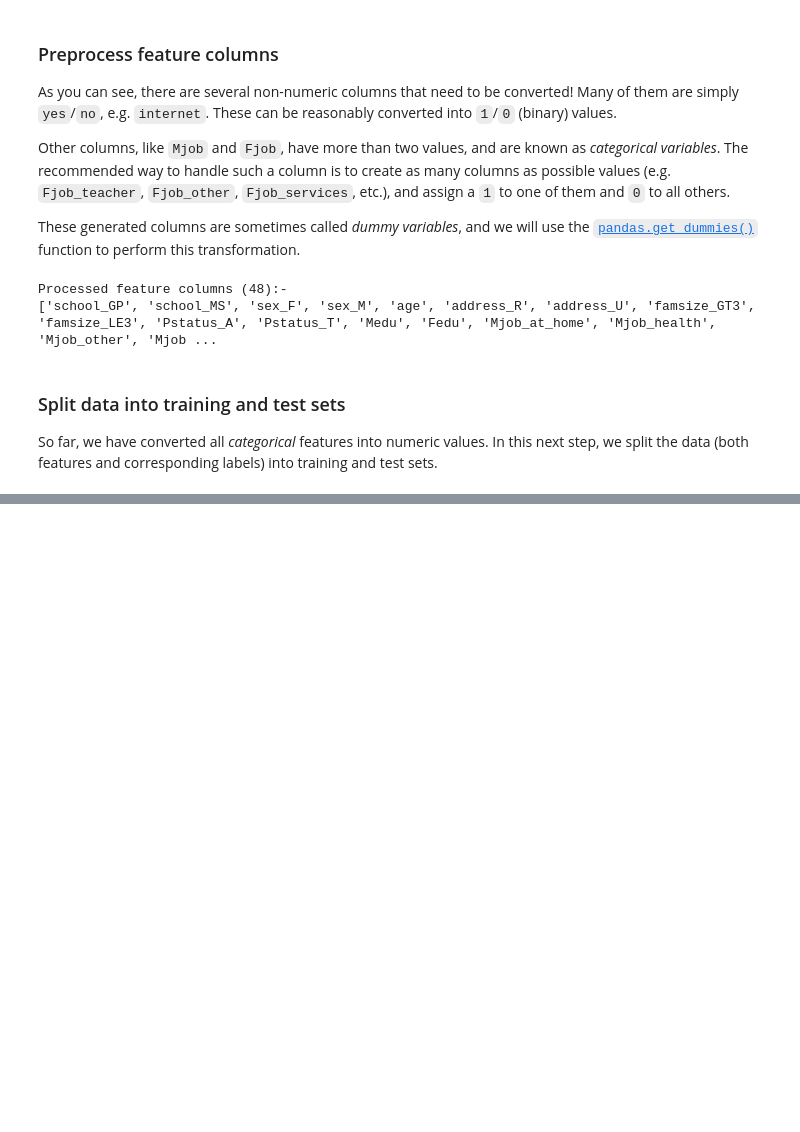
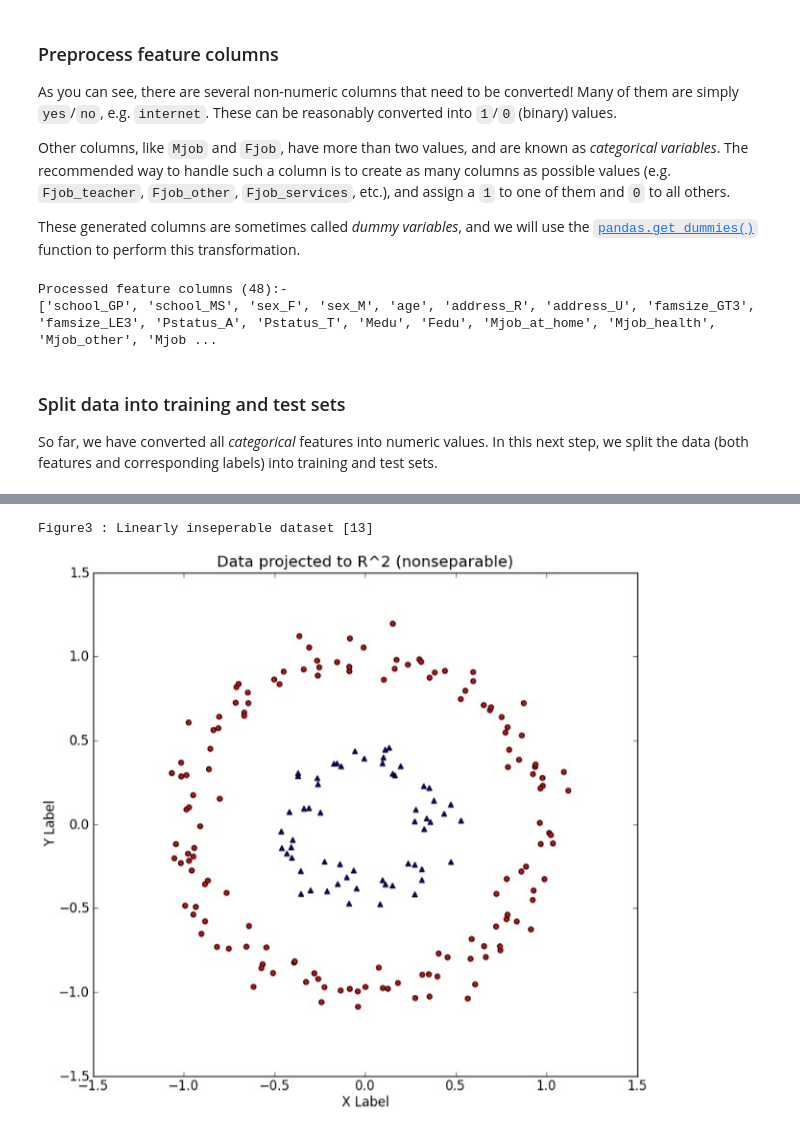
Before and after one commit to shamol84/nanodegree, a Jupyter notebook: 1603student_intervention/student_intervention.ipynb, the cells around one changed output, grey strips where cells are left out. Cells and saved outputs as stored; diff of their text form; code cells hidden in the pictures; blank space fills up the shorter version.

```diff
--- a/1603student_intervention/student_intervention.ipynb
+++ b/1603student_intervention/student_intervention.ipynb
@@ -441,0 +475,7 @@ After a thorough grid-search, final F<sub>1</sub> score is 0.871, which is very
+# %%
+print ("Figure3 : Linearly inseperable dataset [13]")
+from IPython.display import Image
+Image("images/svm5.png")
+# %% [output]
+Figure3 : Linearly inseperable dataset [13]
+[figure, added]
```
Also changed, not shown: parts of 19 cells of this notebook, 2 other files.
